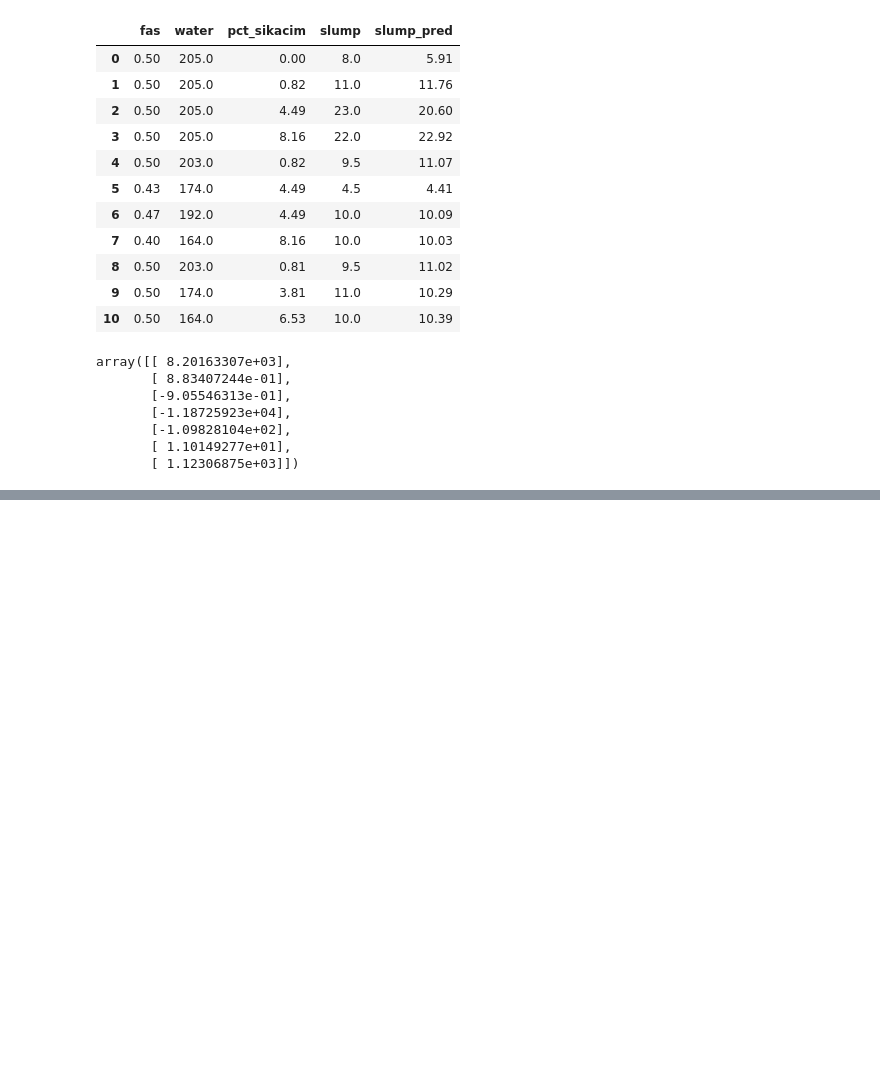
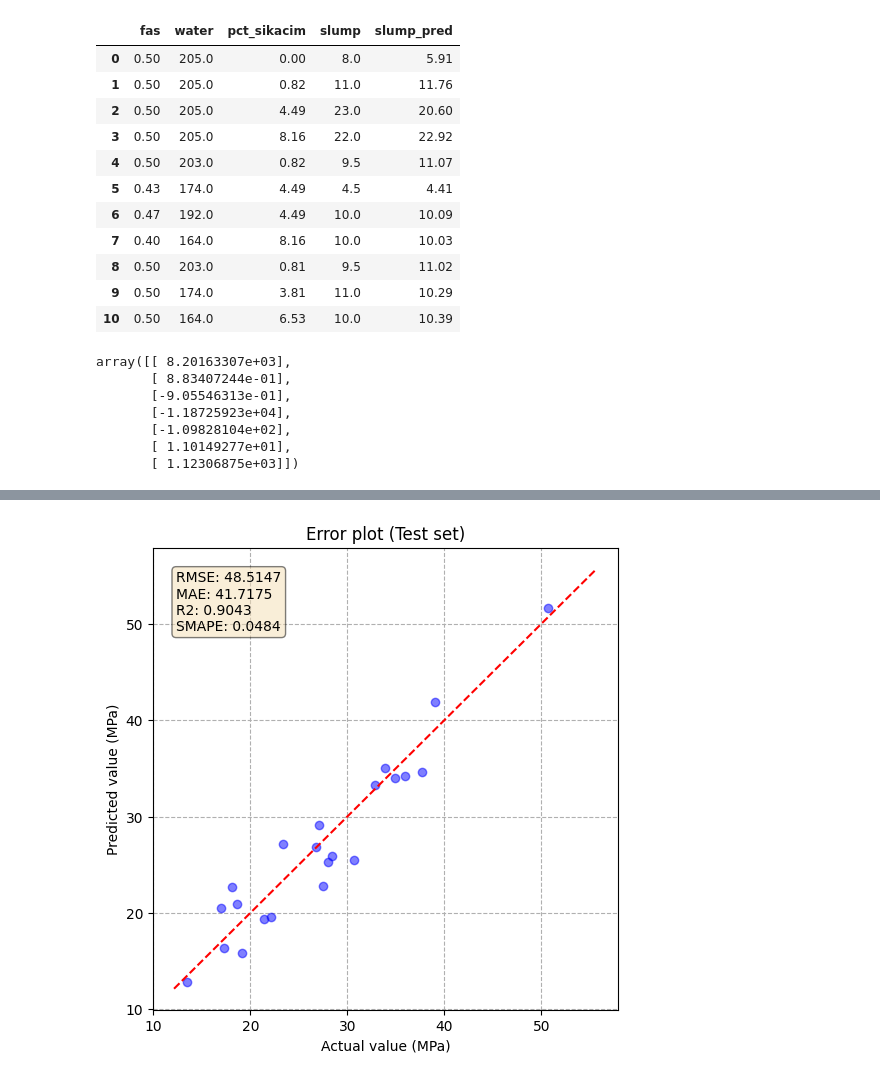
Before and after one commit to hyperforest/mix-design-project, a Jupyter notebook: notebooks/sandbox.ipynb, the cells around one changed output, grey strips where cells are left out. Cells and saved outputs as stored; diff of their text form; code cells hidden in the pictures; blank space fills up the shorter version.

```diff
--- a/notebooks/sandbox.ipynb
+++ b/notebooks/sandbox.ipynb
@@ -796,0 +864,15 @@ array([[ 8.20163307e+03],
+# %%
+MODEL_DIR = "../models/31f693930f4646c0a2767a9aea2b037d/artifacts/model"
+CONFIG_DIR = "../configs/config_v7.json"
+
+
+with open(CONFIG_DIR, "r") as file:
+    config = Config(**json.load(file))
+
+model = mlflow.sklearn.load_model(MODEL_DIR)
+
+xgb = model.estimator.named_estimators_['xgb'].named_steps['regressor']
+lr = model.estimator.named_estimators_['sgd'].named_steps['regressor']
+lr_model = model.estimator.named_estimators_['sgd']
+
+model.multiplier, model.estimator.weights
@@ -796,0 +952,37 @@ array([[ 8.20163307e+03],
+# %%
+y_pred_test = model.predict(X_test)
+area = np.pi * (X_test.diameter / 2) ** 2
+
+y_test_mpa = 1000 * y_test / area
+y_pred_test_mpa = 1000 * y_pred_test / area
+
+# plot error
+fig, ax = plt.subplots(figsize=(6, 6))
+plt.scatter(y_test_mpa, y_pred_test_mpa, alpha=0.5, color='blue')
+
+xlim = [y_test_mpa.min() * 0.9, y_test_mpa.max() * 1.1]
+ylim = [y_test_mpa.min() * 0.9, y_test_mpa.max() * 1.1]
+plt.plot(xlim, ylim, color='red', linestyle='--')
+
+plt.title('Error plot (Test set)')
+plt.xlabel('Actual value (MPa)')
+plt.ylabel('Predicted value (MPa)')
+plt.grid(linestyle='--')
+plt.gca().set_axisbelow(True)
+
+# add metrics text at top left
+textstr = '\n'.join(
+    [
+        f'RMSE: {df_metrics_test.loc["final_model", "rmse"]:.4f}',
+        f'MAE: {df_metrics_test.loc["final_model", "mae"]:.4f}',
+        f'R2: {df_metrics_test.loc["final_model", "r2"]:.4f}',
+        f'SMAPE: {df_metrics_test.loc["final_model", "smape"]:.4f}'
+    ]
+)
+
+props = dict(boxstyle='round', facecolor='wheat', alpha=0.5)
+ax.text(0.05, 0.95, textstr, transform=ax.transAxes, fontsize=10, verticalalignment='top', bbox=props)
+
+plt.show()
+# %% [output]
+[figure, added]
```
Also changed, not shown: parts of 15 cells of this notebook, 1 other file.
